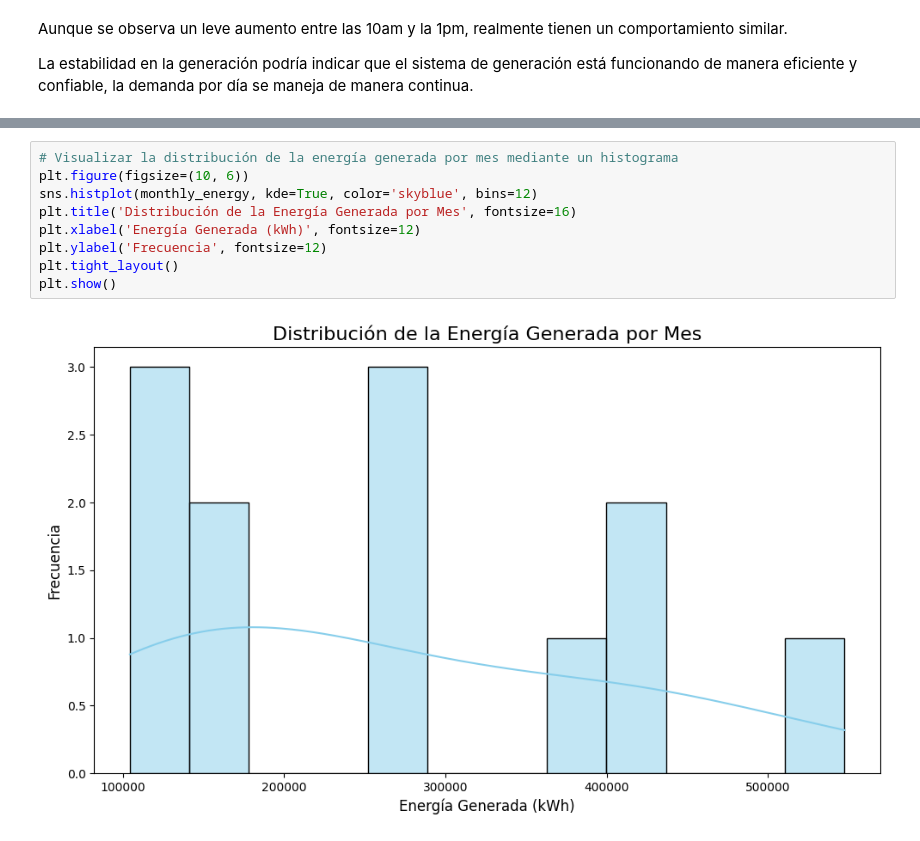
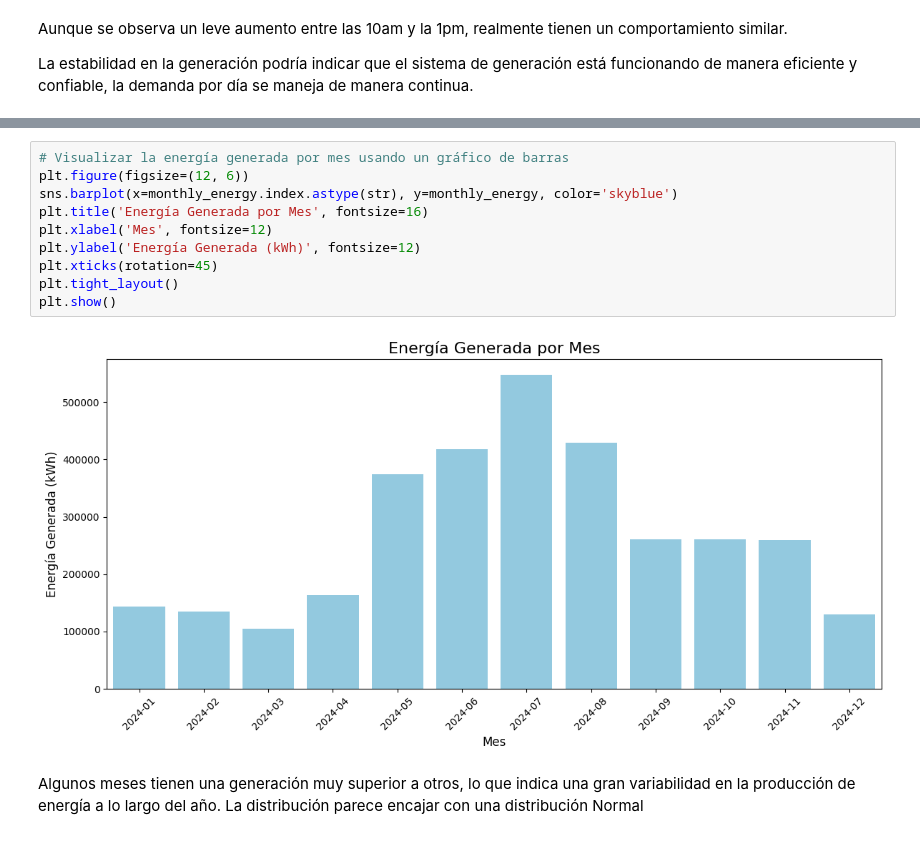
Before and after one commit to jiurgi/Jimena_Uribe_prueba_santafe, a Jupyter notebook: Jimena_Uribe_Prueba_Tecnica_Santafe.ipynb, the cells around one changed output, grey strips where cells are left out. Cells and saved outputs as stored; diff of their text form.

```diff
--- a/Jimena_Uribe_Prueba_Tecnica_Santafe.ipynb
+++ b/Jimena_Uribe_Prueba_Tecnica_Santafe.ipynb
@@ -221,11 +234,14 @@ PeriodIndex(['2024-01', '2024-02', '2024-03', '2024-04', '2024-05', '2024-06',
 # %%
-# Visualizar la distribución de la energía generada por mes mediante un histograma
-plt.figure(figsize=(10, 6))
-sns.histplot(monthly_energy, kde=True, color='skyblue', bins=12)
-plt.title('Distribución de la Energía Generada por Mes', fontsize=16)
-plt.xlabel('Energía Generada (kWh)', fontsize=12)
-plt.ylabel('Frecuencia', fontsize=12)
+# Visualizar la energía generada por mes usando un gráfico de barras
+plt.figure(figsize=(12, 6))
+sns.barplot(x=monthly_energy.index.astype(str), y=monthly_energy, color='skyblue')
+plt.title('Energía Generada por Mes', fontsize=16)
+plt.xlabel('Mes', fontsize=12)
+plt.ylabel('Energía Generada (kWh)', fontsize=12)
+plt.xticks(rotation=45)
 plt.tight_layout()
 plt.show()
 # %% [output]
-[figure, old version]
+[figure, new version]
+# %% [markdown]
+ Algunos meses tienen una generación muy superior a otros, lo que indica una gran variabilidad en la producción de energía a lo largo del año. La distribución parece encajar con una distribución Normal
```
Also changed, not shown: parts of 5 cells of this notebook.
